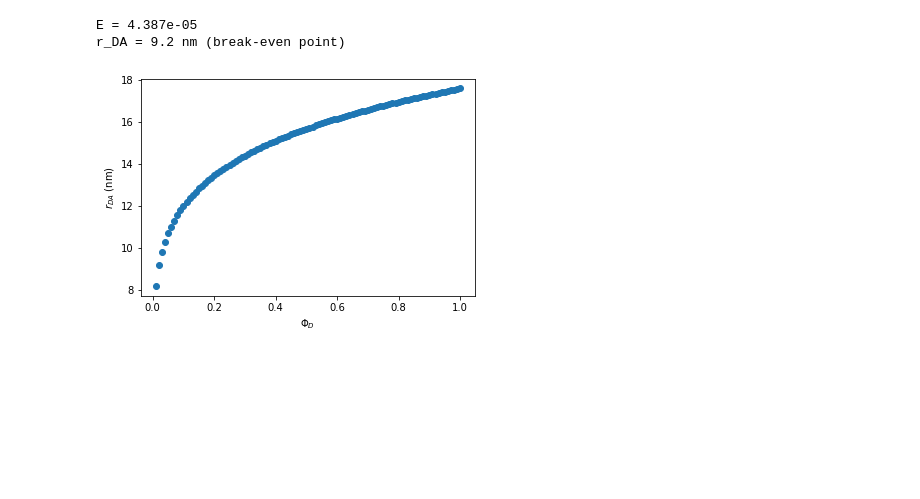
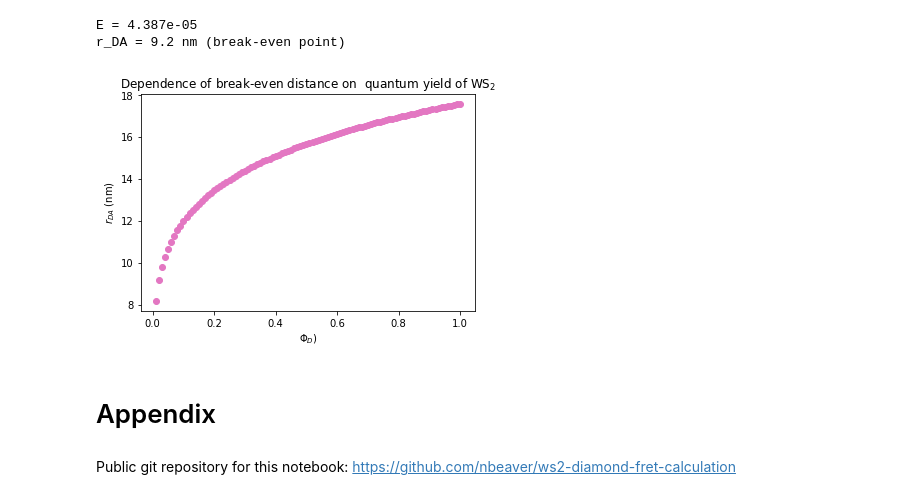
Before and after one commit to nbeaver/ws2-diamond-fret-calculation, a Jupyter notebook: WS2_NV-_center_FRET_estimation.ipynb, the cells around one changed output. Drawn from its saved outputs; the diff is of its cells as text; code cells hidden in the pictures; blank space fills up the shorter version.

```diff
--- a/WS2_NV-_center_FRET_estimation.ipynb
+++ b/WS2_NV-_center_FRET_estimation.ipynb
@@ -374,8 +374,13 @@ R_0_nm_range = forster_distance_OLI(kappa2, Phi_D_range, J = J_sum_OLI, n = n_di
 r_DA_breakeven = get_r_DA(E_ratio, R_0_nm_range)
 # %%
 plt.clf()
-plt.scatter(Phi_D_range, r_DA_breakeven)
-plt.xlabel("$\Phi_D$")
+plt.scatter(Phi_D_range, r_DA_breakeven, color="tab:pink")
+plt.title("Dependence of break-even distance on  quantum yield of $\mathrm{WS_2}$")
+plt.xlabel("$\Phi_D$)")
 plt.ylabel("$r_{DA}$ (nm)");
 # %% [output]
-[figure, old version]
+[figure, new version]
+# %% [markdown]
+# Appendix
+# %% [markdown]
+Public git repository for this notebook: <https://github.com/nbeaver/ws2-diamond-fret-calculation>
```
Also changed, not shown: parts of 3 cells of this notebook, 1 other file.
